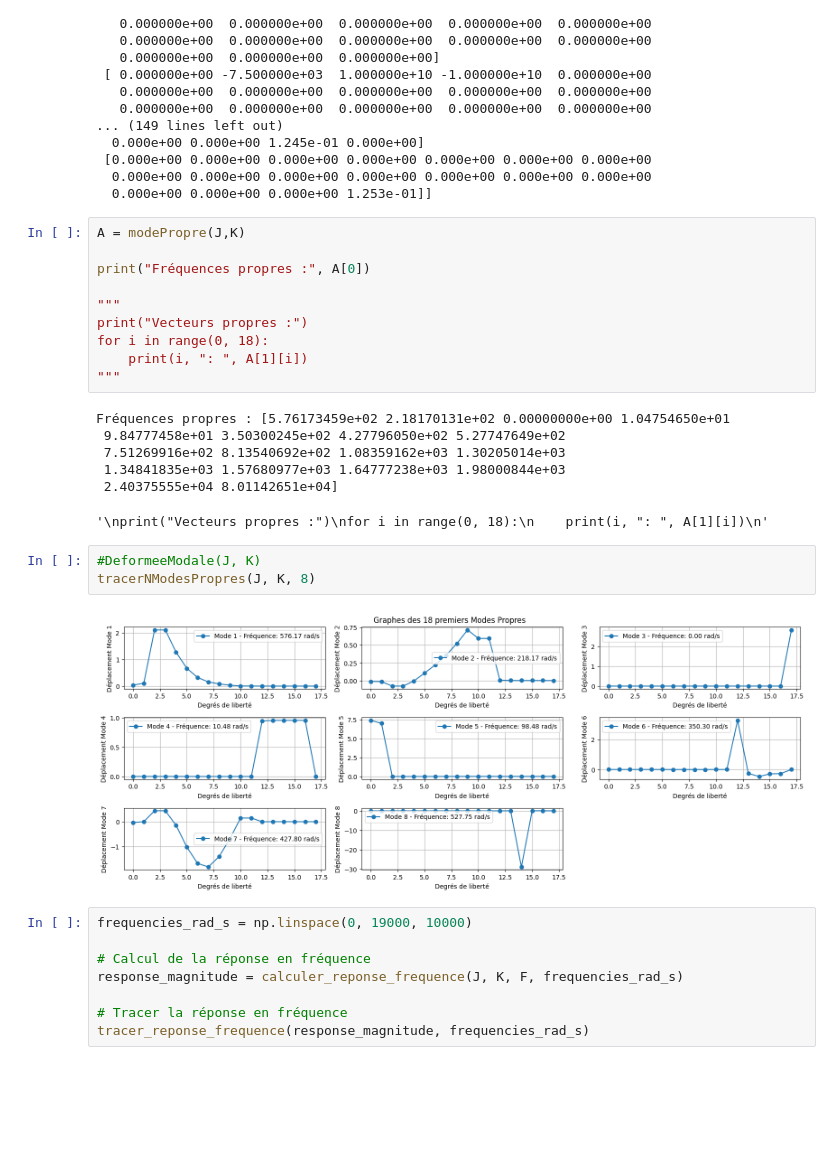
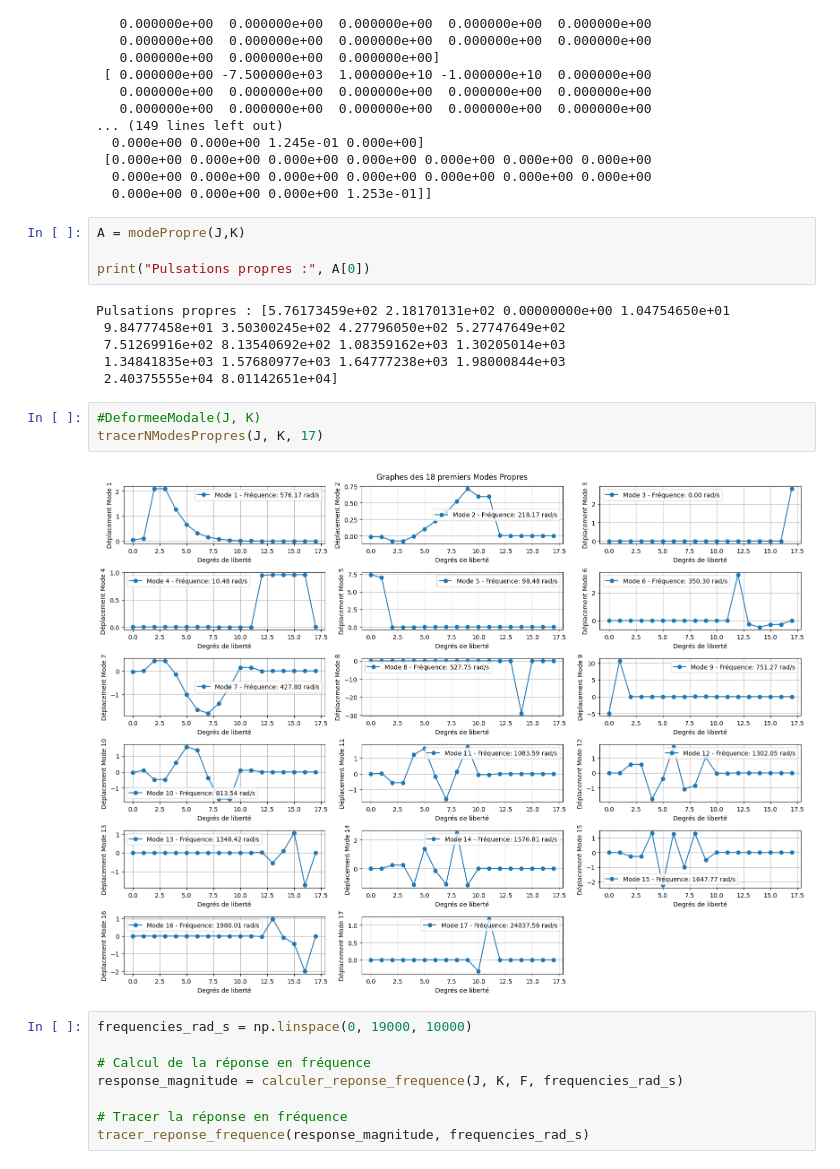
Before and after one commit to Clotilde636/Projet_CSV, a Jupyter notebook: Projet.ipynb, the cells around one changed output. Saved outputs shown, nothing was run; the diff lists cells and outputs as text; blank space fills up the shorter version.

```diff
--- a/Projet.ipynb
+++ b/Projet.ipynb
@@ -214,25 +213,18 @@ K :
 # %%
 A = modePropre(J,K)
 
-print("Fréquences propres :", A[0])
-
-"""
-print("Vecteurs propres :")
-for i in range(0, 18):
-    print(i, ": ", A[1][i])
-"""
+print("Pulsations propres :", A[0])
 # %% [output]
-Fréquences propres : [5.76173459e+02 2.18170131e+02 0.00000000e+00 1.04754650e+01
+Pulsations propres : [5.76173459e+02 2.18170131e+02 0.00000000e+00 1.04754650e+01
  9.84777458e+01 3.50300245e+02 4.27796050e+02 5.27747649e+02
  7.51269916e+02 8.13540692e+02 1.08359162e+03 1.30205014e+03
  1.34841835e+03 1.57680977e+03 1.64777238e+03 1.98000844e+03
  2.40375555e+04 8.01142651e+04]
-'\nprint("Vecteurs propres :")\nfor i in range(0, 18):\n    print(i, ": ", A[1][i])\n'
 # %%
 #DeformeeModale(J, K)
-tracerNModesPropres(J, K, 8)
+tracerNModesPropres(J, K, 17)
 # %% [output]
-[figure, old version]
+[figure, new version]
 # %%
 frequencies_rad_s = np.linspace(0, 19000, 10000)
 
```
Also changed, not shown: parts of 1 cell of this notebook.
